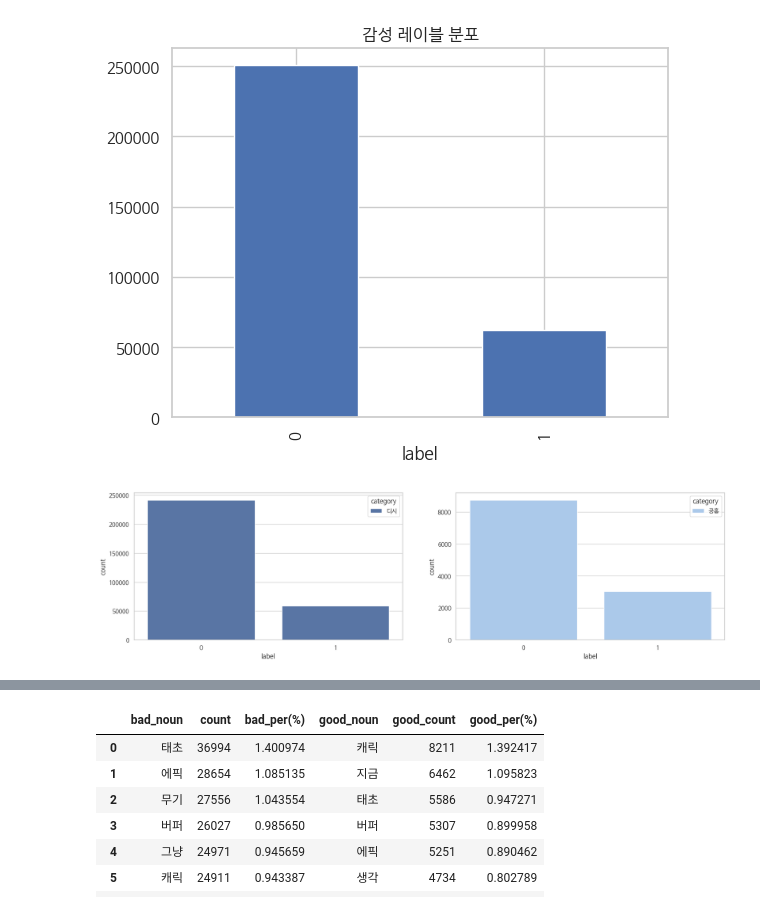
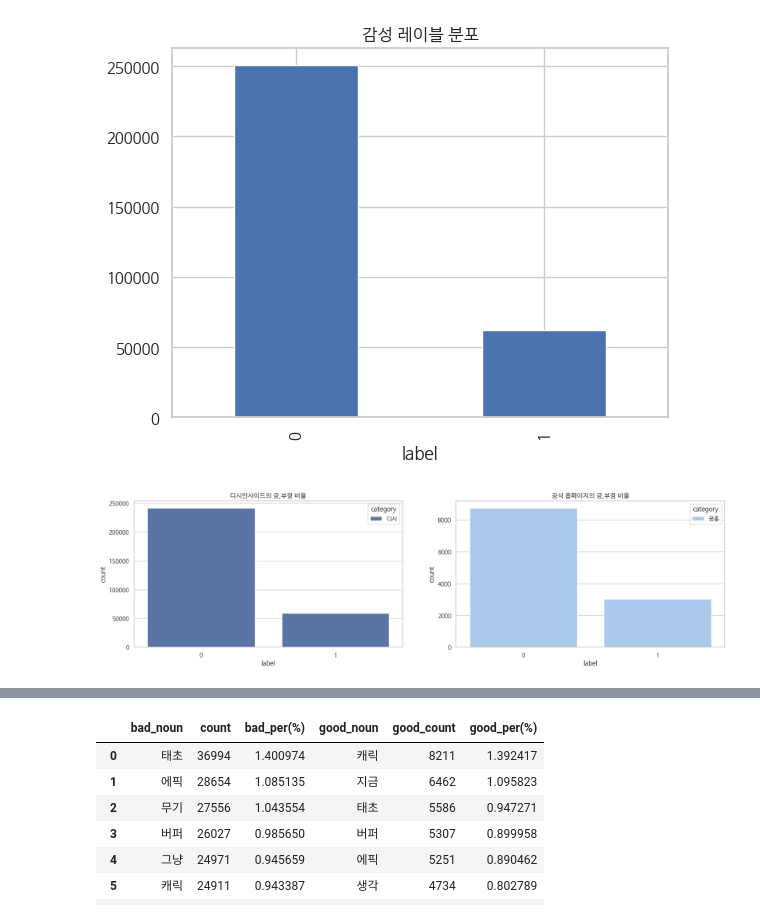
Before and after one commit to JMinkyu/nexon_funqa, a Jupyter notebook: 02. feature analysis/03. Modeling.ipynb, the cells around one changed output, grey strips where cells are left out. Drawn from its saved outputs; the diff is of its cells as text; code cells hidden in the pictures.

```diff
--- a/02. feature analysis/03. Modeling.ipynb
+++ b/02. feature analysis/03. Modeling.ipynb
@@ -212,3 +220,19 @@ with open("../data/mining/X_test_df_community.pkl", "wb") as f:
+# %%
+# 훈련된 모델 및 TF-IDF 벡터라이저 불러오기
+with open("../data/mining/X_train.pkl", "rb") as f:
+  X_train = pickle.load(f)
+
+with open("../data/mining/y_train.pkl", "rb") as f:
+  y_train = pickle.load(f)
+
+  # 데이터 저장
+with open("../data/mining/X_test_df_community.pkl", "rb") as f:
+  X_test = pickle.load(f)
+# %%
+# TF-IDF 벡터라이저 로드
+tfidf_vectorizer = TfidfVectorizer()
+X_train = [' '.join(words) for words in X_train]  # 리스트를 문자열로 변환
+X_train_tfidf = tfidf_vectorizer.fit_transform(X_train)  # 훈련 데이터 변환
 # %%
 # 로지스틱 회귀 모델 로드
 log_reg = LogisticRegression(max_iter=100000).fit(X_train_tfidf, y_train)
@@ -270,17 +293,19 @@ plt.show()
 # %%
 plt.figure(figsize=(20,5))
 
 plt.subplot(121)
+plt.title('디시인사이드의 긍,부정 비율')
 sns.countplot(filter_total_df[filter_total_df['category'] == '디시'],
               x = 'label',
               hue = 'category')
 
 plt.subplot(122)
+plt.title('공식 홈페이지의 긍,부정 비율')
 sns.countplot(filter_total_df[filter_total_df['category'] == '공홈'],
               x = 'label',
               hue = 'category',
               palette= 'pastel')
 
 plt.show()
 # %% [output]
-[figure, old version]
+[figure, new version]
```
Also changed, not shown: parts of 9 cells of this notebook, 1 other file.
